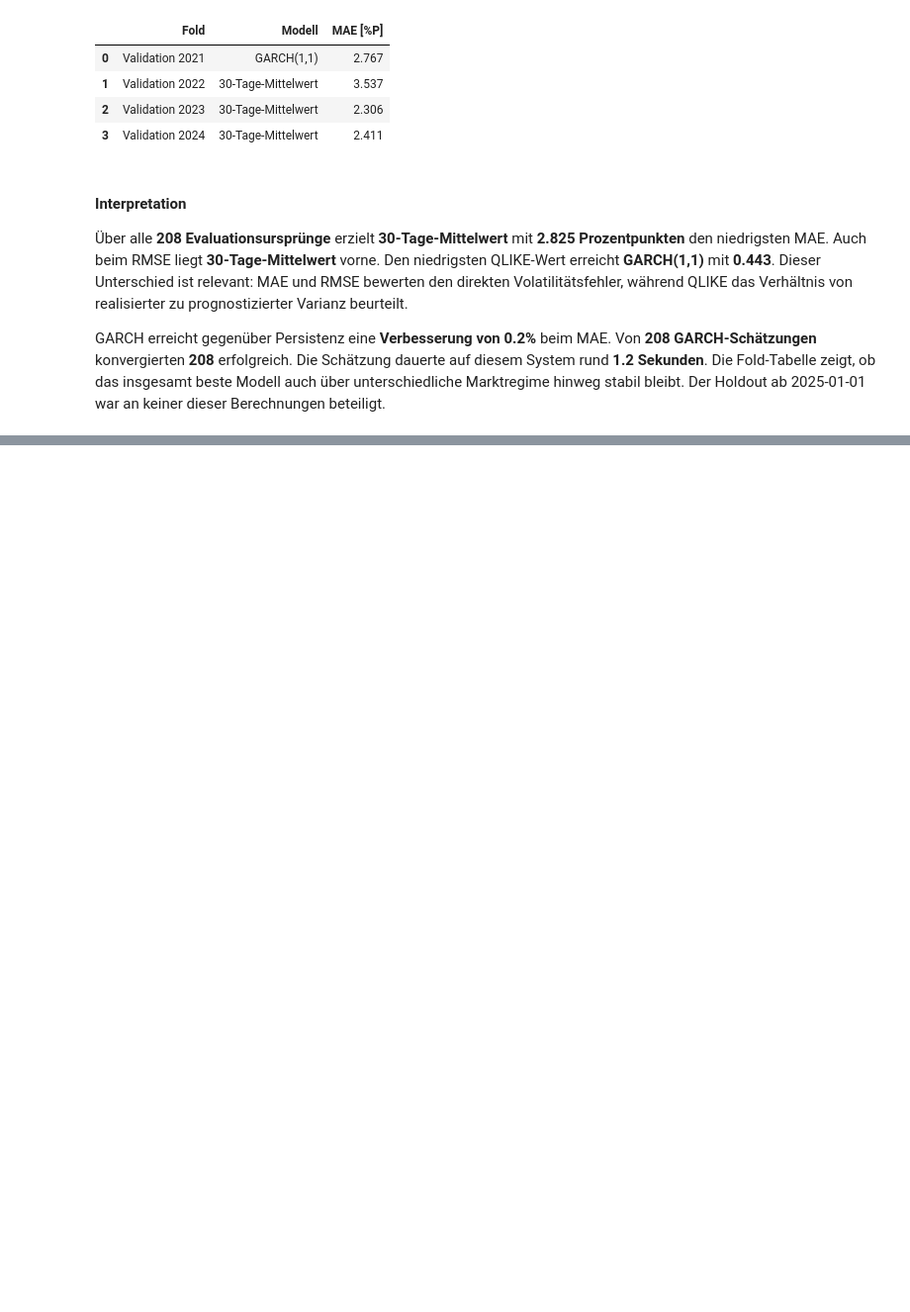
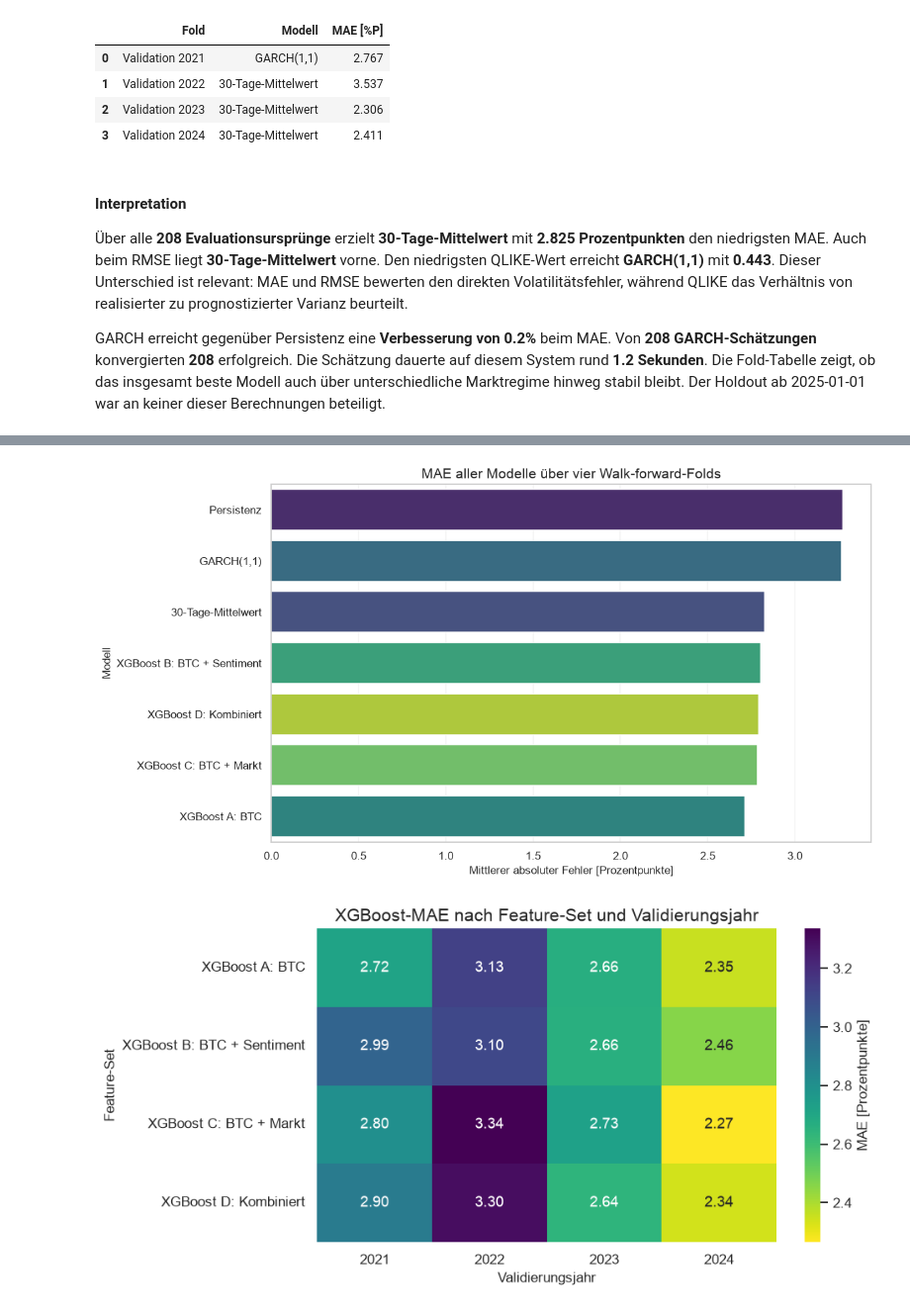
Before and after one commit to Steff72/CSP1, a Jupyter notebook: notebooks/bitcoin_volatility_forecasting.ipynb, the cells around one changed output, grey strips where cells are left out. Shown at 99% size. Saved outputs shown, nothing was run; the diff lists cells and outputs as text; code cells hidden in the pictures; blank space fills up the shorter version.

```diff
--- a/notebooks/bitcoin_volatility_forecasting.ipynb
+++ b/notebooks/bitcoin_volatility_forecasting.ipynb
@@ -1867,0 +2162,18 @@ wird. Für Zero-Shot-Inferenz mit Chronos-2 genügt die direkte Modell-API.
+# %%
+# Calculate fold-level metrics for the four XGBoost variants
+xgboost_fold_metric_rows = []
+for fold_name, fold_predictions in prediction_table.groupby("fold", sort=True):
+    for model_name in xgboost_model_columns:
+        xgboost_fold_metric_rows.append(
+            calculate_metric_row(fold_predictions, model_name, fold_name)
+        )
+
+xgboost_fold_metrics = pd.DataFrame(xgboost_fold_metric_rows)
+xgboost_fold_display = xgboost_fold_metrics.copy()
+xgboost_fold_display["MAE [%P]"] = xgboost_fold_display["MAE"] * 100
+xgboost_fold_display["RMSE [%P]"] = xgboost_fold_display["RMSE"] * 100
+display(
+    xgboost_fold_display[
+        ["Fold", "Modell", "Beobachtungen", "MAE [%P]", "RMSE [%P]", "QLIKE"]
+    ].round(3)
+)
@@ -1867,0 +2198,54 @@ wird. Für Zero-Shot-Inferenz mit Chronos-2 genügt die direkte Modell-API.
+# %%
+# Plot pooled MAE for all models on a zero-based axis
+mae_plot_data = all_overall_metrics.sort_values("MAE", ascending=False).copy()
+mae_plot_data["MAE [%P]"] = mae_plot_data["MAE"] * 100
+all_model_palette = {
+    model_name: VIRIDIS(position)
+    for model_name, position in zip(
+        all_model_columns,
+        np.linspace(0.10, 0.90, len(all_model_columns)),
+    )
+}
+
+fig, ax = plt.subplots(figsize=(11, 6))
+sns.barplot(
+    data=mae_plot_data,
+    y="Modell",
+    x="MAE [%P]",
+    hue="Modell",
+    palette=all_model_palette,
+    legend=False,
+    ax=ax,
+)
+ax.set_title("MAE aller Modelle über vier Walk-forward-Folds")
+ax.set_xlabel("Mittlerer absoluter Fehler [Prozentpunkte]")
+ax.set_ylabel("Modell")
+ax.set_xlim(left=0)
+ax.grid(axis="x", alpha=0.25)
+fig.tight_layout()
+plt.show()
+
+# Compare XGBoost stability across years with one compact heatmap
+xgboost_mae_heatmap = (
+    xgboost_fold_metrics.assign(**{"MAE [%P]": xgboost_fold_metrics["MAE"] * 100})
+    .pivot(index="Modell", columns="Fold", values="MAE [%P]")
+)
+xgboost_mae_heatmap.columns = [column.replace("Validation ", "") for column in xgboost_mae_heatmap.columns]
+
+fig, ax = plt.subplots(figsize=(9, 4.5))
+sns.heatmap(
+    xgboost_mae_heatmap,
+    cmap="viridis_r",
+    annot=True,
+    fmt=".2f",
+    cbar_kws={"label": "MAE [Prozentpunkte]"},
+    ax=ax,
+)
+ax.set_title("XGBoost-MAE nach Feature-Set und Validierungsjahr")
+ax.set_xlabel("Validierungsjahr")
+ax.set_ylabel("Feature-Set")
+fig.tight_layout()
+plt.show()
+# %% [output]
+[figure, added]
+[figure, added]
```
Also changed, not shown: parts of 18 cells of this notebook, 3 other files.
